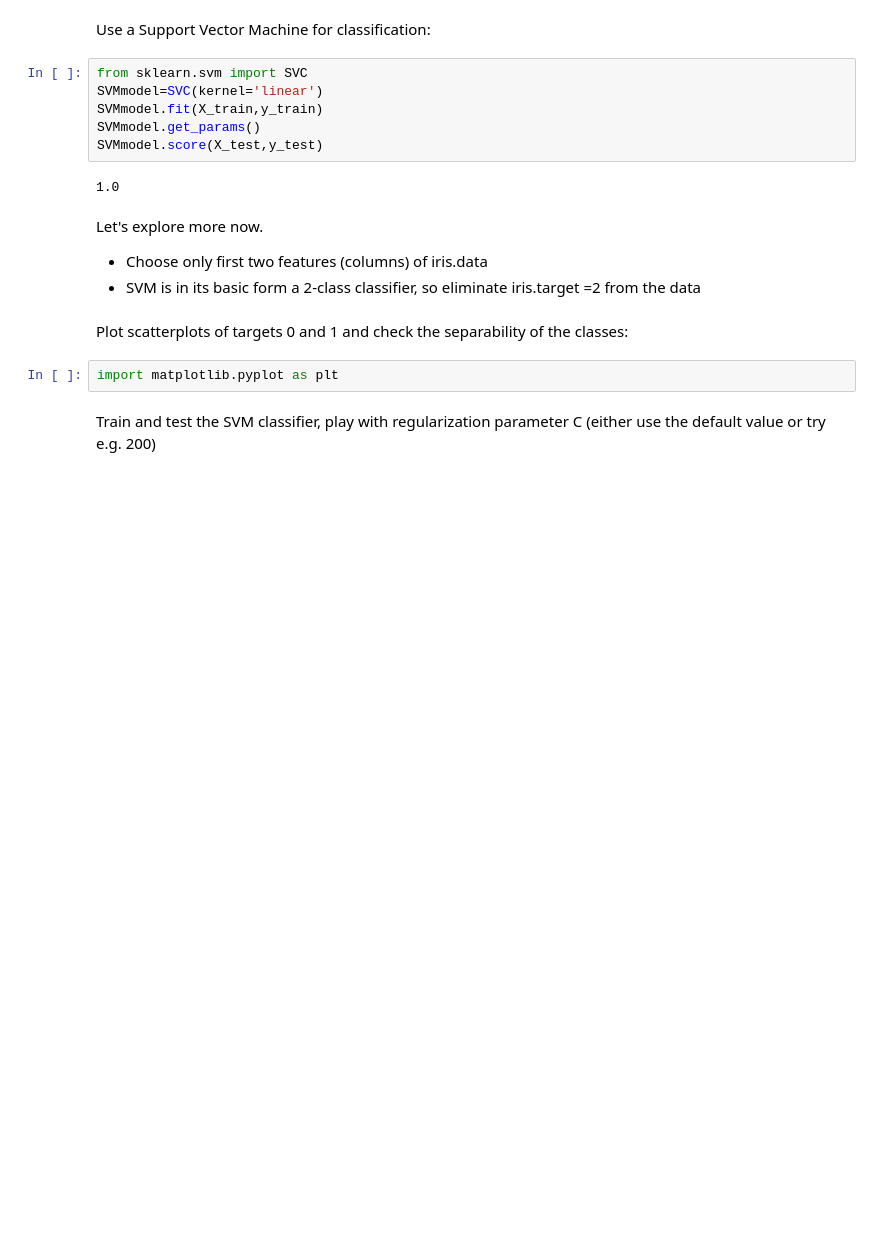
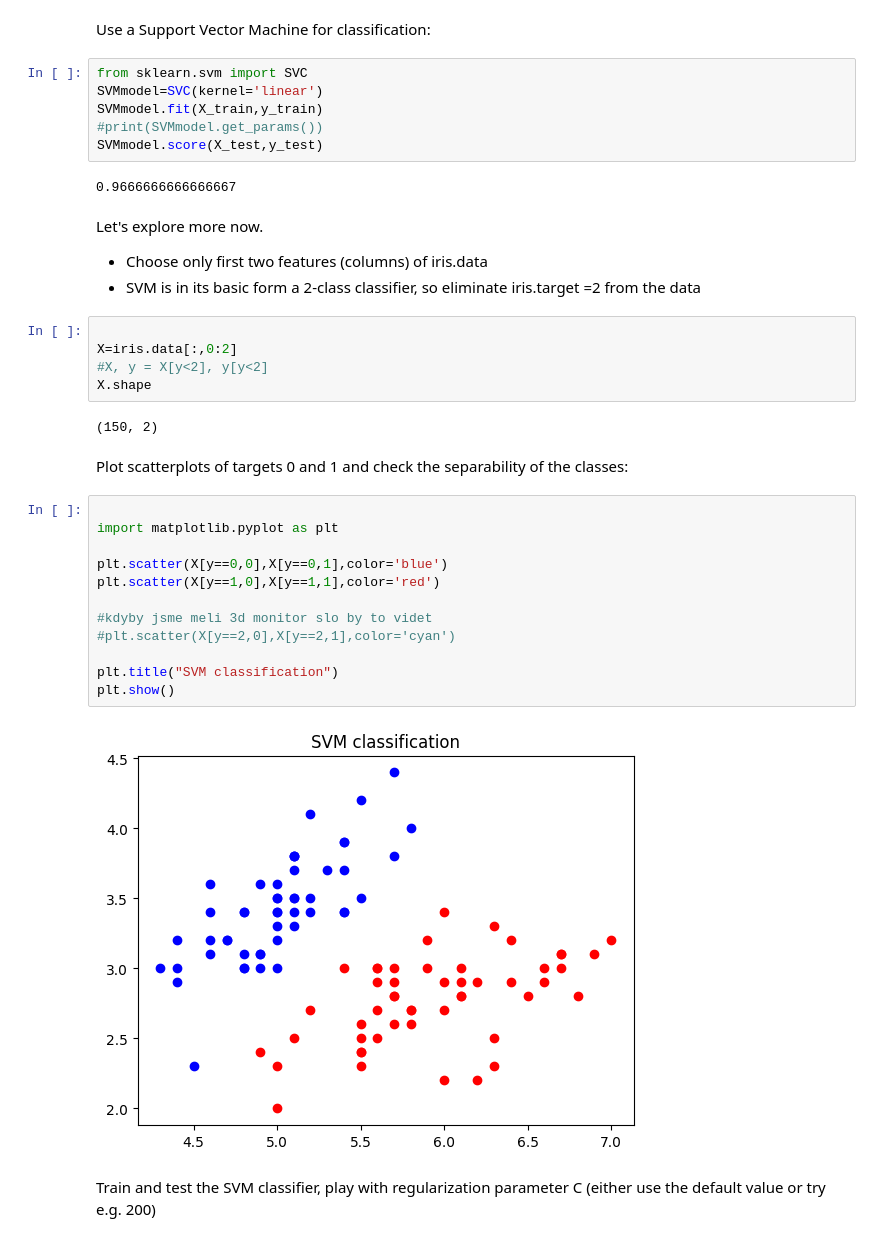
Before and after one commit to CharvatekVit/MPA-MLF, a Jupyter notebook: PC01.ipynb, the cells around one changed output. Cells and saved outputs as stored; diff of their text form; blank space fills up the shorter version.

```diff
--- a/PC01.ipynb
+++ b/PC01.ipynb
@@ -38,18 +50,37 @@ Use a Support Vector Machine for classification:
 from sklearn.svm import SVC
 SVMmodel=SVC(kernel='linear')
 SVMmodel.fit(X_train,y_train)
-SVMmodel.get_params()
+#print(SVMmodel.get_params())
 SVMmodel.score(X_test,y_test)
 # %% [output]
-1.0
+0.9666666666666667
 # %% [markdown]
 Let's explore more now.
 
 *   Choose only first two features (columns) of iris.data
 *   SVM is in its basic form a 2-class classifier, so eliminate iris.target =2 from the data
+# %%
+
+X=iris.data[:,0:2]
+#X, y = X[y<2], y[y<2]
+X.shape
+# %% [output]
+(150, 2)
 # %% [markdown]
 Plot scatterplots of targets 0 and 1 and check the separability of the classes:
-# %%
-import matplotlib.pyplot as plt
+# %%
+
+import matplotlib.pyplot as plt
+
+plt.scatter(X[y==0,0],X[y==0,1],color='blue')
+plt.scatter(X[y==1,0],X[y==1,1],color='red')
+
+#kdyby jsme meli 3d monitor slo by to videt
+#plt.scatter(X[y==2,0],X[y==2,1],color='cyan')
+
+plt.title("SVM classification")
+plt.show()
+# %% [output]
+[figure, added]
 # %% [markdown]
 Train and test the SVM classifier, play with regularization parameter C (either use the default value or try e.g. 200)
```
Also changed, not shown: parts of 8 cells of this notebook.
